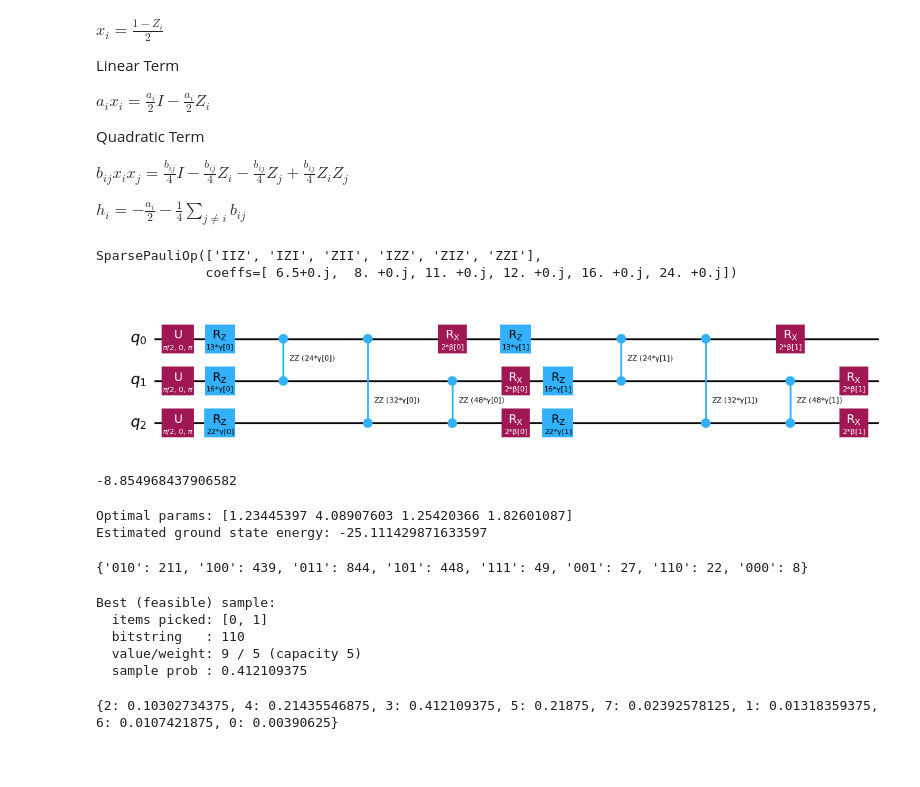
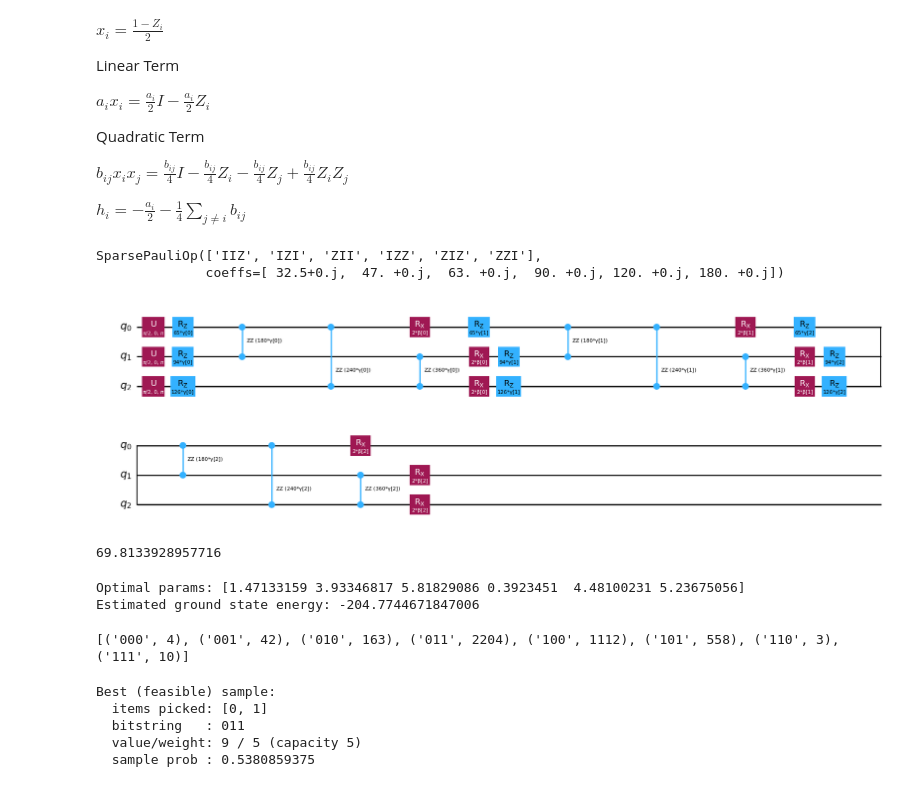
Before and after one commit to asmitamohanty/superposition-squad, a Jupyter notebook: q3hack.ipynb, the cells around one changed output. Drawn from its saved outputs; the diff is of its cells as text; code cells hidden in the pictures; blank space fills up the shorter version.

```diff
--- a/q3hack.ipynb
+++ b/q3hack.ipynb
@@ -120,7 +119,7 @@ def create_knapsack_hamiltonian(weights, vals, cap, penalty):
 vals = [5, 4, 6]
 weights = [2, 3, 4]
 cap = 5
-pen = 4#sum(vals) #10 # > max(weights)
+pen = 2 * sum(vals) #10 # > max(weights)
 
 # problem hamiltonian
 hamiltonian = create_knapsack_hamiltonian(weights, vals, cap, pen)
@@ -128,7 +127,7 @@ hamiltonian = create_knapsack_hamiltonian(weights, vals, cap, pen)
 print(hamiltonian)
 # %% [output]
 SparsePauliOp(['IIZ', 'IZI', 'ZII', 'IZZ', 'ZIZ', 'ZZI'],
-              coeffs=[ 6.5+0.j,  8. +0.j, 11. +0.j, 12. +0.j, 16. +0.j, 24. +0.j])
+              coeffs=[ 32.5+0.j,  47. +0.j,  63. +0.j,  90. +0.j, 120. +0.j, 180. +0.j])
 # %%
 def cost_func(params, ansatz, hamiltonian, estimator):
     pub = (ansatz, hamiltonian, params)
@@ -136,10 +135,10 @@ def cost_func(params, ansatz, hamiltonian, estimator):
 
     return cost
 # %%
-ansatz = QAOAAnsatz(hamiltonian, reps=2)
+ansatz = QAOAAnsatz(hamiltonian, reps=3)
 ansatz.decompose(reps=2).draw("mpl")
 # %% [output]
-[figure, old version]
+[figure, new version]
 # %%
 estimator = StatevectorEstimator()
 
@@ -148,16 +147,16 @@ x0 = 2 * np.pi * np.random.rand(ansatz.num_parameters)
 cost = cost_func(x0, ansatz, hamiltonian, estimator)
 print(cost)
 # %% [output]
--8.854968437906582
+69.8133928957716
 # %%
 res = minimize(cost_func, x0,
                args=(ansatz, hamiltonian, estimator),
-               method="COBYLA")
+               method="Nelder-Mead")
 print("Optimal params:", res.x)
 print("Estimated ground state energy:", res.fun)
 # %% [output]
-Optimal params: [1.23445397 4.08907603 1.25420366 1.82601087]
-Estimated ground state energy: -25.111429871633597
+Optimal params: [1.47133159 3.93346817 5.81829086 0.3923451  4.48100231 5.23675056]
+Estimated ground state energy: -204.7744671847006
 # %%
 qc = ansatz.decompose(reps=2) # =3)
 qc = qc.copy()
@@ -166,29 +165,29 @@ bound = qc.assign_parameters(res.x)
 
 backend = AerSimulator()
 tqc = transpile(bound, backend)
-job = backend.run(tqc, shots=2048)
+job = backend.run(tqc, shots=4096)
 counts = job.result().get_counts()
 
-print(counts)
+print(sorted(counts.items()))
 # %% [output]
-{'010': 211, '100': 439, '011': 844, '101': 448, '111': 49, '001': 27, '110': 22, '000': 8}
+[('000', 4), ('001', 42), ('010', 163), ('011', 2204), ('100', 1112), ('101', 558), ('110', 3), ('111', 10)]
 # %%
 total = sum(counts.values())
-dist = {int(bitstr, 2): cnt / total for bitstr, cnt in counts.items()}
+quasi_dist = QuasiDistribution({int(bitstr, 2): cnt / total for bitstr, cnt in counts.items()})
 
 def bits_from_int(k, width):
     b = format(k, f"0{width}b")
-    return list(reversed([int(ch) for ch in b]))
+    return list([int(ch) for ch in b])
 
 def score(x_bits):
-    val = sum(v for v, b in zip(vals, x_bits) if b)
-    wt = sum(w for w, b in zip(weights, x_bits) if b)
+    val = sum(v for v, b in zip(vals, reversed(x_bits)) if b)
+    wt = sum(w for w, b in zip(weights, reversed(x_bits)) if b)
     return val, wt
 
 n = len(vals)
 
 best = (None, -1, None, 0.0)  # (x_bits, value, weight, prob)
-for k, p in dist.items():
+for k, p in quasi_dist.items():
     x = bits_from_int(k, n)
     val, wt = score(x)
     if wt <= cap and val > best[1]:
@@ -196,7 +195,7 @@ for k, p in dist.items():
 
 
 x_bits, best_val, best_wt, best_prob = best
-picked = [i for i, b in enumerate(x_bits or []) if b]
+picked = [i for i, b in enumerate(reversed(x_bits) or []) if b]
 
 print("\nBest (feasible) sample:")
 print("  items picked:", picked)
@@ -206,10 +205,6 @@ print("  sample prob :", best_prob)
 # %% [output]
 Best (feasible) sample:
   items picked: [0, 1]
-  bitstring   : 110
+  bitstring   : 011
   value/weight: 9 / 5 (capacity 5)
-  sample prob : 0.412109375
+  sample prob : 0.5380859375
-# %%
-print(dist)
-# %% [output]
-{2: 0.10302734375, 4: 0.21435546875, 3: 0.412109375, 5: 0.21875, 7: 0.02392578125, 1: 0.01318359375, 6: 0.0107421875, 0: 0.00390625}
```
Also changed, not shown: parts of 11 cells of this notebook.
